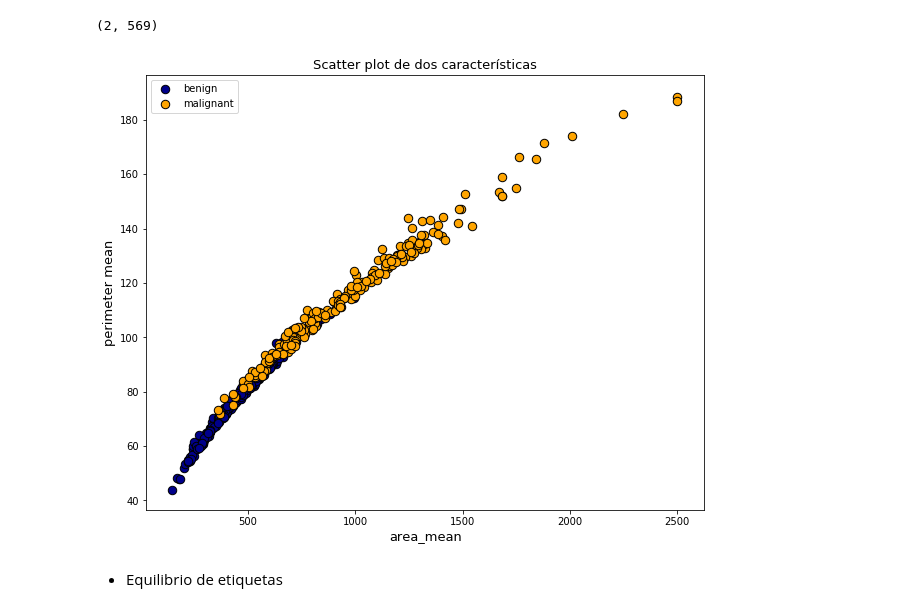
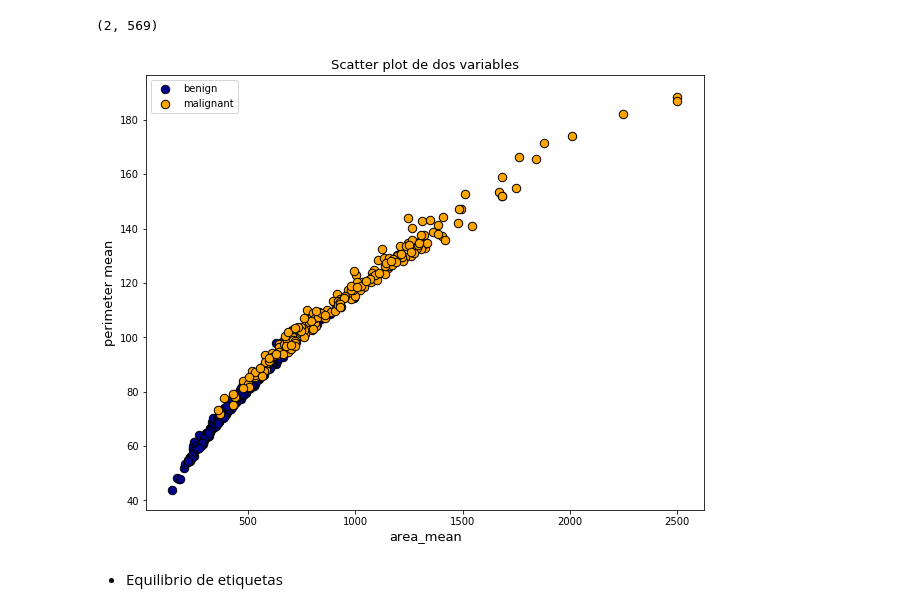
Before and after one commit to marte8870/MachineLearning_Tensorflow2.0, a Jupyter notebook: 2.Clasificación/ID3.ipynb, the cells around one changed output. Cells and saved outputs as stored; diff of their text form; code cells hidden in the pictures.

```diff
--- a/2.Clasificación/ID3.ipynb
+++ b/2.Clasificación/ID3.ipynb
@@ -112,18 +114,18 @@ X_plot.shape
 # %%
 plt.figure(figsize=(10,8))
 colors = ['darkblue','orange']
 target_names = ['benign','malignant']
 
 
 for i, c, label in zip(target_ids, colors, target_names):
     plt.scatter(X_plot[0,i == y], X_plot[1,i == y], c = c,  edgecolors='black', s=285,label=label, marker='.')
 plt.legend()
-plt.title("Scatter plot de dos características",fontsize=13)
+plt.title("Scatter plot de dos variables",fontsize=13)
 plt.xlabel("area_mean",fontsize=13)
 plt.ylabel("perimeter mean",fontsize=13)
 plt.show()
 # %% [output]
-[figure, old version]
+[figure, new version]
 # %% [markdown]
 - Equilibrio de etiquetas
 # %%
```
Also changed, not shown: parts of 12 cells of this notebook, 25 other files.
